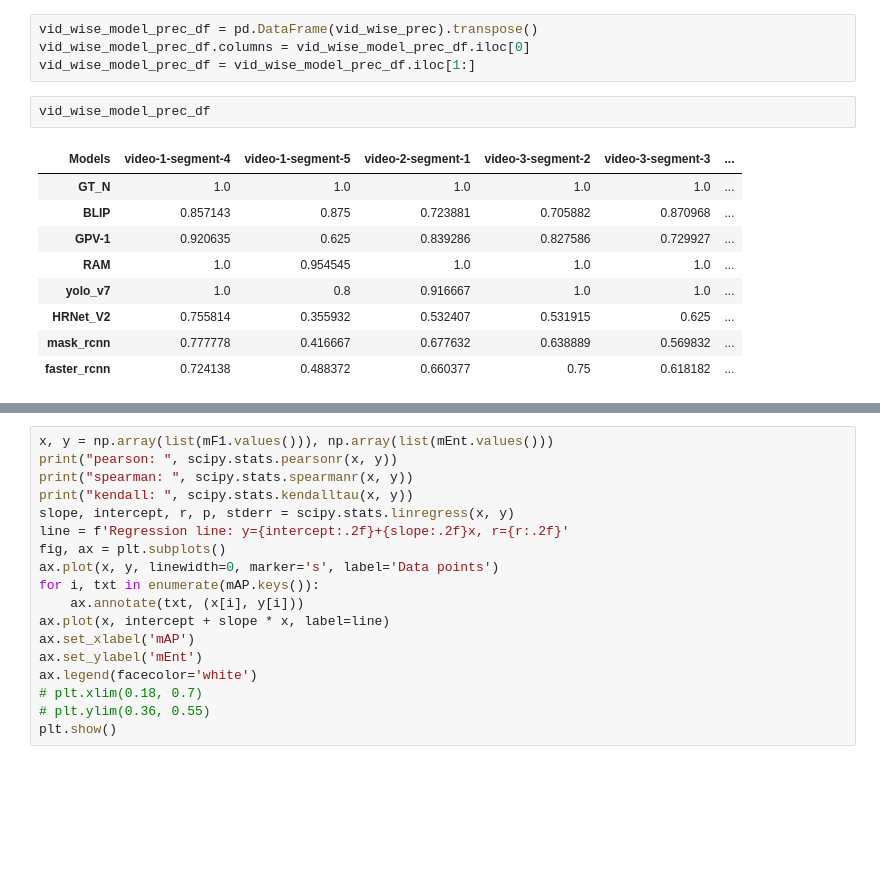
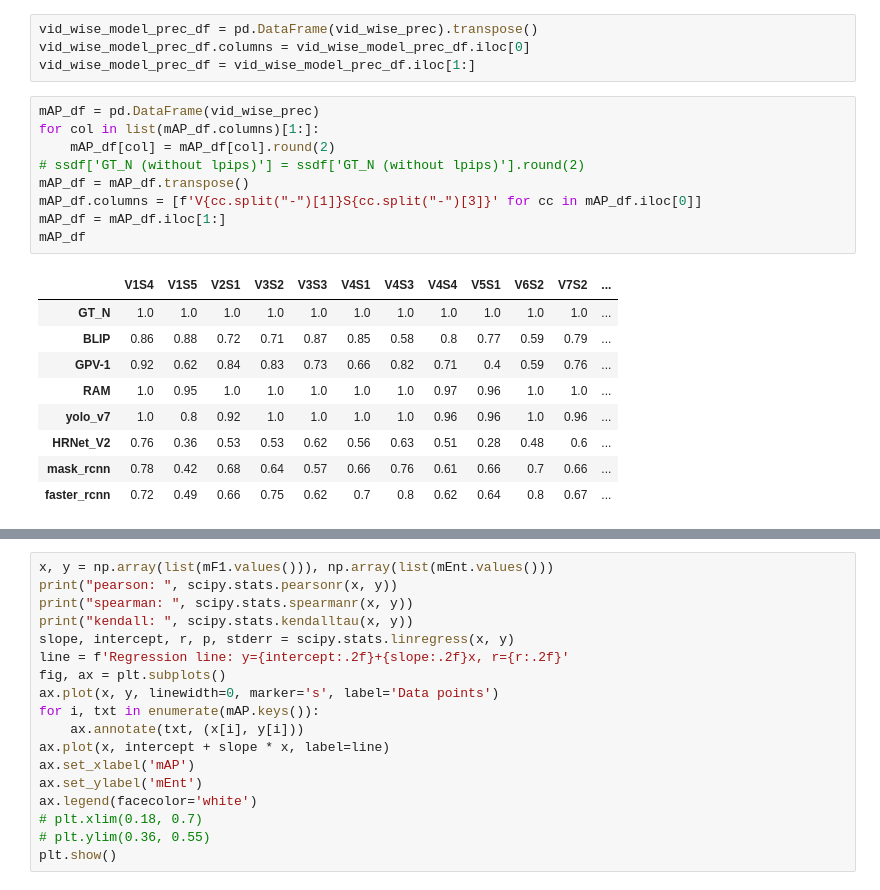
Before and after one commit to Shohan29531/Dashboard-For-VQA, a Jupyter notebook: utils_notebooks/entropy_with_ifs.ipynb, the cells around one changed output, grey strips where cells are left out. Drawn from its saved outputs; the diff is of its cells as text; blank space fills up the shorter version.

```diff
--- a/utils_notebooks/entropy_with_ifs.ipynb
+++ b/utils_notebooks/entropy_with_ifs.ipynb
@@ -496,15 +735,22 @@ ssdf.drop(['GT_N (without lpips)', 'HRNet_V2'])
 vid_wise_model_prec_df = pd.DataFrame(vid_wise_prec).transpose()
 vid_wise_model_prec_df.columns = vid_wise_model_prec_df.iloc[0]
 vid_wise_model_prec_df = vid_wise_model_prec_df.iloc[1:]
-# %%
-vid_wise_model_prec_df
-# %% [output]
-| Models | video-1-segment-4 | video-1-segment-5 | video-2-segment-1 | video-3-segment-2 | video-3-segment-3 | ... |
-| GT_N | 1.0 | 1.0 | 1.0 | 1.0 | 1.0 | ... |
-| BLIP | 0.857143 | 0.875 | 0.723881 | 0.705882 | 0.870968 | ... |
-| GPV-1 | 0.920635 | 0.625 | 0.839286 | 0.827586 | 0.729927 | ... |
-| RAM | 1.0 | 0.954545 | 1.0 | 1.0 | 1.0 | ... |
-| yolo_v7 | 1.0 | 0.8 | 0.916667 | 1.0 | 1.0 | ... |
-| HRNet_V2 | 0.755814 | 0.355932 | 0.532407 | 0.531915 | 0.625 | ... |
-| mask_rcnn | 0.777778 | 0.416667 | 0.677632 | 0.638889 | 0.569832 | ... |
-| faster_rcnn | 0.724138 | 0.488372 | 0.660377 | 0.75 | 0.618182 | ... |
+# %%
+mAP_df = pd.DataFrame(vid_wise_prec)
+for col in list(mAP_df.columns)[1:]:
+    mAP_df[col] = mAP_df[col].round(2)
+# ssdf['GT_N (without lpips)'] = ssdf['GT_N (without lpips)'].round(2)
+mAP_df = mAP_df.transpose()
+mAP_df.columns = [f'V{cc.split("-")[1]}S{cc.split("-")[3]}' for cc in mAP_df.iloc[0]]
+mAP_df = mAP_df.iloc[1:]
+mAP_df
+# %% [output]
+|  | V1S4 | V1S5 | V2S1 | V3S2 | V3S3 | V4S1 | V4S3 | V4S4 | V5S1 | V6S2 | V7S2 | ... |
+| GT_N | 1.0 | 1.0 | 1.0 | 1.0 | 1.0 | 1.0 | 1.0 | 1.0 | 1.0 | 1.0 | 1.0 | ... |
+| BLIP | 0.86 | 0.88 | 0.72 | 0.71 | 0.87 | 0.85 | 0.58 | 0.8 | 0.77 | 0.59 | 0.79 | ... |
+| GPV-1 | 0.92 | 0.62 | 0.84 | 0.83 | 0.73 | 0.66 | 0.82 | 0.71 | 0.4 | 0.59 | 0.76 | ... |
+| RAM | 1.0 | 0.95 | 1.0 | 1.0 | 1.0 | 1.0 | 1.0 | 0.97 | 0.96 | 1.0 | 1.0 | ... |
+| yolo_v7 | 1.0 | 0.8 | 0.92 | 1.0 | 1.0 | 1.0 | 1.0 | 0.96 | 0.96 | 1.0 | 0.96 | ... |
+| HRNet_V2 | 0.76 | 0.36 | 0.53 | 0.53 | 0.62 | 0.56 | 0.63 | 0.51 | 0.28 | 0.48 | 0.6 | ... |
+| mask_rcnn | 0.78 | 0.42 | 0.68 | 0.64 | 0.57 | 0.66 | 0.76 | 0.61 | 0.66 | 0.7 | 0.66 | ... |
+| faster_rcnn | 0.72 | 0.49 | 0.66 | 0.75 | 0.62 | 0.7 | 0.8 | 0.62 | 0.64 | 0.8 | 0.67 | ... |
```
Also changed, not shown: parts of 25 cells of this notebook, 2 other files.
